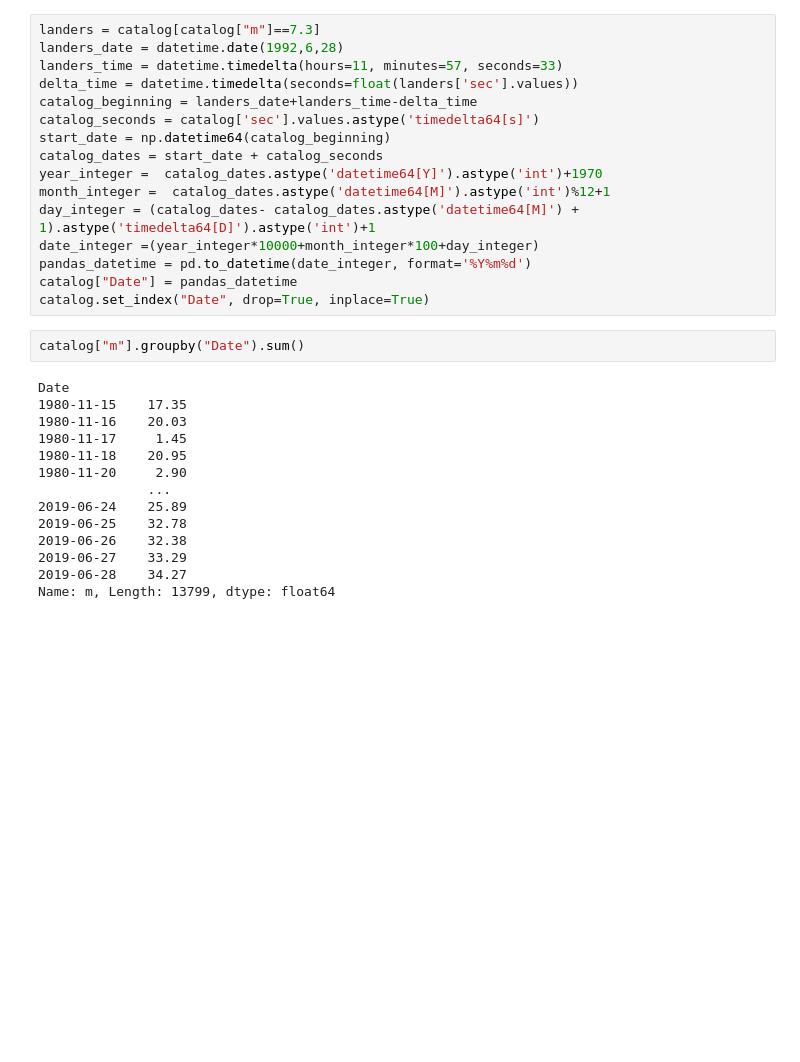
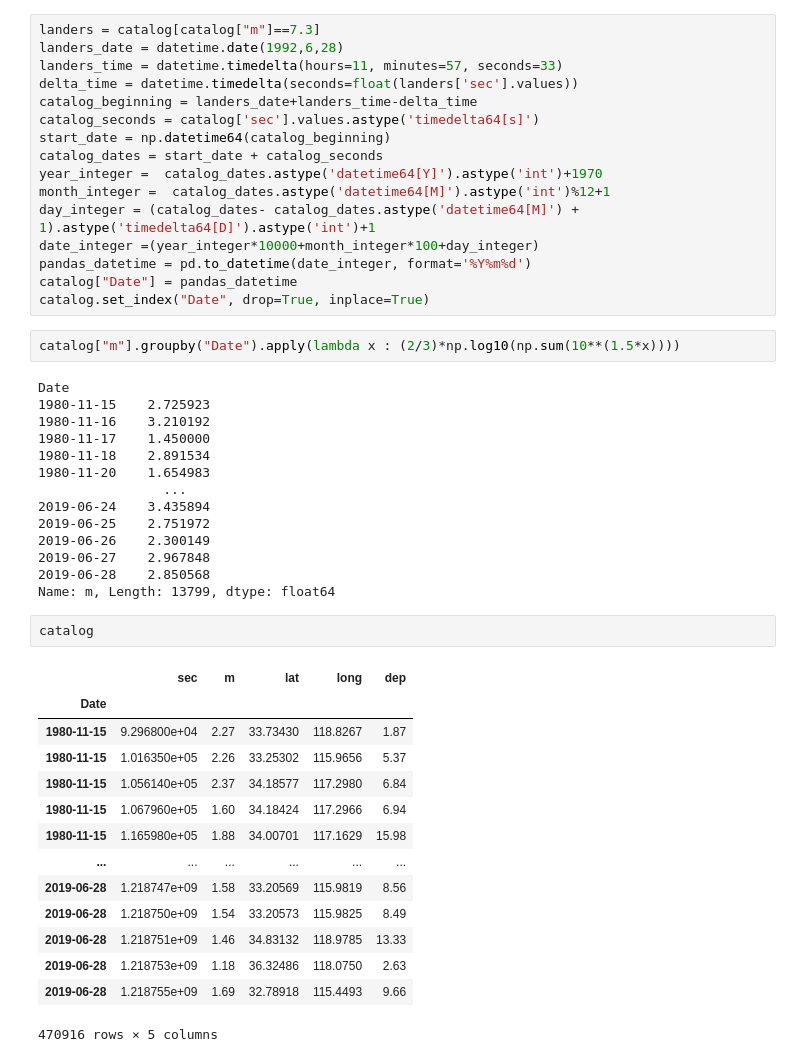
Before and after one commit to Schimmenti/EarthquakesGPS, a Jupyter notebook: Dataset.ipynb, the cells around one changed output. Saved outputs shown, nothing was run; the diff lists cells and outputs as text; blank space fills up the shorter version.

```diff
--- a/Dataset.ipynb
+++ b/Dataset.ipynb
@@ -112,18 +112,35 @@ pandas_datetime = pd.to_datetime(date_integer, format='%Y%m%d')
 catalog["Date"] = pandas_datetime
 catalog.set_index("Date", drop=True, inplace=True)
 # %%
-catalog["m"].groupby("Date").sum()
+catalog["m"].groupby("Date").apply(lambda x : (2/3)*np.log10(np.sum(10**(1.5*x))))
 # %% [output]
 Date
-1980-11-15    17.35
-1980-11-16    20.03
-1980-11-17     1.45
-1980-11-18    20.95
-1980-11-20     2.90
-              ...
-2019-06-24    25.89
-2019-06-25    32.78
-2019-06-26    32.38
-2019-06-27    33.29
-2019-06-28    34.27
+1980-11-15    2.725923
+1980-11-16    3.210192
+1980-11-17    1.450000
+1980-11-18    2.891534
+1980-11-20    1.654983
+                ...
+2019-06-24    3.435894
+2019-06-25    2.751972
+2019-06-26    2.300149
+2019-06-27    2.967848
+2019-06-28    2.850568
 Name: m, Length: 13799, dtype: float64
+# %%
+catalog
+# %% [output]
+|  | sec | m | lat | long | dep |
+| Date |  |  |  |  |  |
+| 1980-11-15 | 9.296800e+04 | 2.27 | 33.73430 | 118.8267 | 1.87 |
+| 1980-11-15 | 1.016350e+05 | 2.26 | 33.25302 | 115.9656 | 5.37 |
+| 1980-11-15 | 1.056140e+05 | 2.37 | 34.18577 | 117.2980 | 6.84 |
+| 1980-11-15 | 1.067960e+05 | 1.60 | 34.18424 | 117.2966 | 6.94 |
+| 1980-11-15 | 1.165980e+05 | 1.88 | 34.00701 | 117.1629 | 15.98 |
+| ... | ... | ... | ... | ... | ... |
+| 2019-06-28 | 1.218747e+09 | 1.58 | 33.20569 | 115.9819 | 8.56 |
+| 2019-06-28 | 1.218750e+09 | 1.54 | 33.20573 | 115.9825 | 8.49 |
+| 2019-06-28 | 1.218751e+09 | 1.46 | 34.83132 | 118.9785 | 13.33 |
+| 2019-06-28 | 1.218753e+09 | 1.18 | 36.32486 | 118.0750 | 2.63 |
+| 2019-06-28 | 1.218755e+09 | 1.69 | 32.78918 | 115.4493 | 9.66 |
+470916 rows × 5 columns
```
